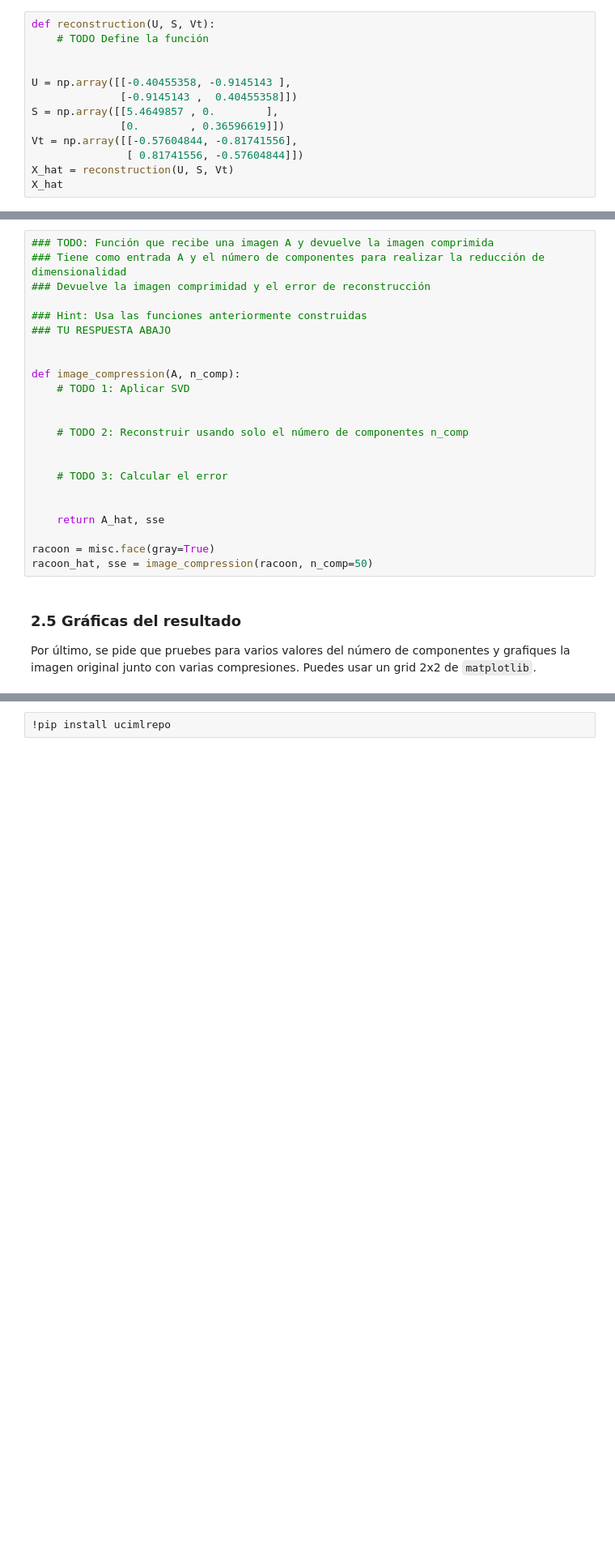
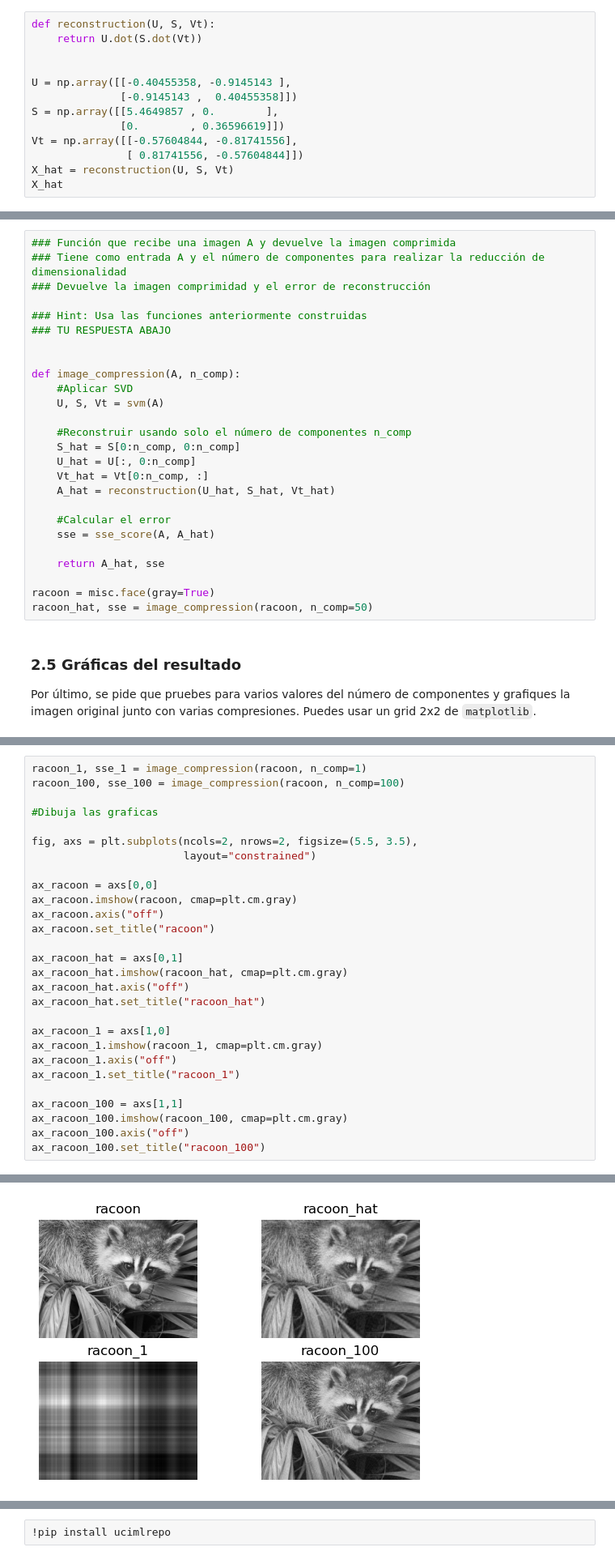
Before and after one commit to avalosjuancarlos/KeepCoding-IA-I-Algebra-Calculo-y-Geometria-Practice, a Jupyter notebook: ALG-PRACTICA_propuesta.ipynb, the cells around one changed output, grey strips where cells are left out. Shown at 81% size. Drawn from its saved outputs; the diff is of its cells as text; blank space fills up the shorter version.

Commit message:
resolve excercise 2. SVD para comprimir una imagen

```diff
--- a/ALG-PRACTICA_propuesta.ipynb
+++ b/ALG-PRACTICA_propuesta.ipynb
@@ -161,7 +187,7 @@ print(Vt)
 Esta función deberá reconstruir la imagen a partir de un set de matrizes (U, S, Vt) dado.
 # %%
 def reconstruction(U, S, Vt):
-    # TODO Define la función
+    return U.dot(S.dot(Vt))
 
 
 U = np.array([[-0.40455358, -0.9145143 ],
@@ -184,7 +215,7 @@ Esta es la parte más complicada. A la función le tendremos que pasar la imagen
 
 La función aplicará SVD y reconstruirá la matriz usando solo los n_comp primeros valores propios de la descomposición.
 # %%
-### TODO: Función que recibe una imagen A y devuelve la imagen comprimida
+### Función que recibe una imagen A y devuelve la imagen comprimida
 ### Tiene como entrada A y el número de componentes para realizar la reducción de dimensionalidad
 ### Devuelve la imagen comprimidad y el error de reconstrucción
 
@@ -193,14 +224,17 @@ La función aplicará SVD y reconstruirá la matriz usando solo los n_comp prime
 
 
 def image_compression(A, n_comp):
-    # TODO 1: Aplicar SVD
+    #Aplicar SVD
+    U, S, Vt = svm(A)
 
+    #Reconstruir usando solo el número de componentes n_comp
+    S_hat = S[0:n_comp, 0:n_comp]
+    U_hat = U[:, 0:n_comp]
+    Vt_hat = Vt[0:n_comp, :]
+    A_hat = reconstruction(U_hat, S_hat, Vt_hat)
 
-    # TODO 2: Reconstruir usando solo el número de componentes n_comp
-
-
-    # TODO 3: Calcular el error
-
+    #Calcular el error
+    sse = sse_score(A, A_hat)
 
     return A_hat, sse
 
@@ -214,0 +247,29 @@ Por último, se pide que pruebes para varios valores del número de componentes
+# %%
+racoon_1, sse_1 = image_compression(racoon, n_comp=1)
+racoon_100, sse_100 = image_compression(racoon, n_comp=100)
+
+#Dibuja las graficas
+
+fig, axs = plt.subplots(ncols=2, nrows=2, figsize=(5.5, 3.5),
+                        layout="constrained")
+
+ax_racoon = axs[0,0]
+ax_racoon.imshow(racoon, cmap=plt.cm.gray)
+ax_racoon.axis("off")
+ax_racoon.set_title("racoon")
+
+ax_racoon_hat = axs[0,1]
+ax_racoon_hat.imshow(racoon_hat, cmap=plt.cm.gray)
+ax_racoon_hat.axis("off")
+ax_racoon_hat.set_title("racoon_hat")
+
+ax_racoon_1 = axs[1,0]
+ax_racoon_1.imshow(racoon_1, cmap=plt.cm.gray)
+ax_racoon_1.axis("off")
+ax_racoon_1.set_title("racoon_1")
+
+ax_racoon_100 = axs[1,1]
+ax_racoon_100.imshow(racoon_100, cmap=plt.cm.gray)
+ax_racoon_100.axis("off")
+ax_racoon_100.set_title("racoon_100")
+# %% [output]
@@ -215,3 +277,4 @@ Por último, se pide que pruebes para varios valores del número de componentes
+[figure, added]
 # %% [markdown]
 ## 3. Regresión lineal con mínimos cuadrados
 
```
Also changed, not shown: parts of 11 cells of this notebook.
